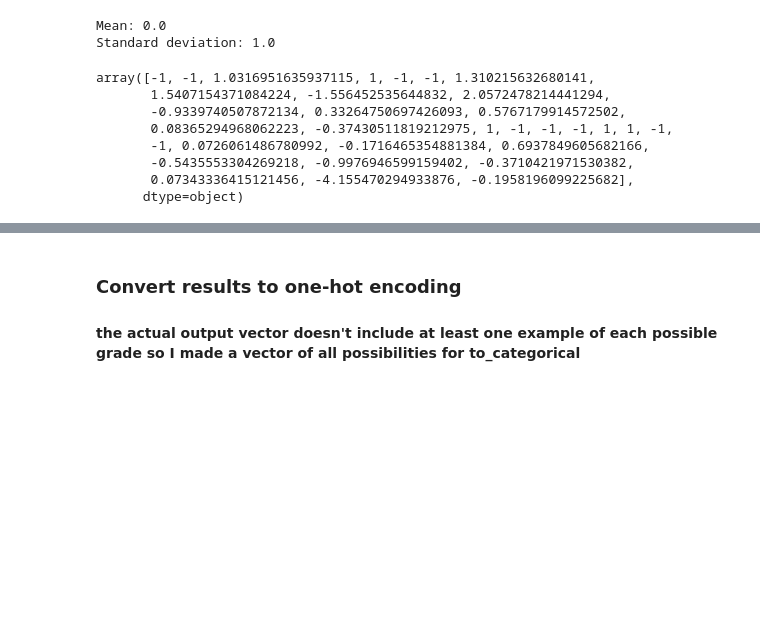
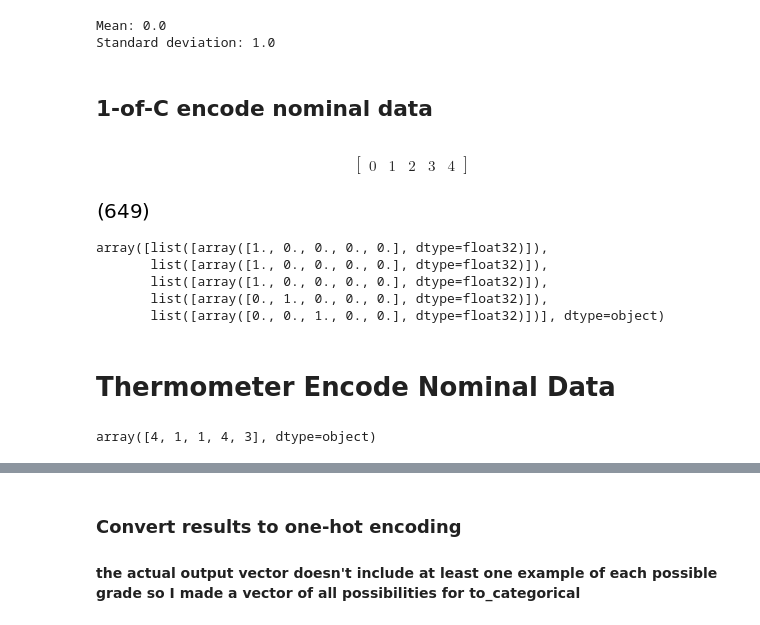
Before and after one commit to CSCI4850/S19-team3-project, a Jupyter notebook: LSTM.ipynb, the cells around one changed output, grey strips where cells are left out. Drawn from its saved outputs; the diff is of its cells as text; code cells hidden in the pictures; blank space fills up the shorter version.

Commit message:
One-of-C encoded nominal data, Thermometer encoded ordinal data. Added PCA plot.

```diff
--- a/LSTM.ipynb
+++ b/LSTM.ipynb
@@ -172,7 +170,7 @@ scaler = preprocessing.StandardScaler()
 # %% [markdown]
 ### I don't think this warning is THAT concerning
 # %%
-temp = student_data[:,[2,6,7,8,9,10,11,12,13,14,23,24,25,26,27,28,29,30,31]]
+temp = student_data[:,[2,14,29,30,31]]
 Standardized = scaler.fit_transform(temp)
 # %% [markdown]
 ### Not sure about the -0.0 for the mean...
@@ -183,4 +181,4 @@ print('Standard deviation:', Standardized.std())
 Mean: 0.0
 Standard deviation: 1.0
 # %%
-student_data[:,[2,6,7,8,9,10,11,12,13,14,23,24,25,26,27,28,29,30,31]] = Standardized
+student_data[:,[2,14,29,30,31]] = Standardized
@@ -189,11 +184,0 @@ x = student_data[:,0:32]
-# %%
-x[0,0:]
-# %% [output]
-array([-1, -1, 1.0316951635937115, 1, -1, -1, 1.310215632680141,
-       1.5407154371084224, -1.556452535644832, 2.0572478214441294,
-       -0.9339740507872134, 0.33264750697426093, 0.5767179914572502,
-       0.08365294968062223, -0.37430511819212975, 1, -1, -1, -1, 1, 1, -1,
-       -1, 0.0726061486780992, -0.1716465354881384, 0.6937849605682166,
-       -0.5435553304269218, -0.9976946599159402, -0.3710421971530382,
-       0.07343336415121456, -4.155470294933876, -0.1958196099225682],
-      dtype=object)
@@ -201,0 +185,28 @@ results = student_data[:,32] # output vector
+# %% [markdown]
+## 1-of-C encode nominal data
+# %%
+# Mother's job
+## Teacher, Health Care, Civil Services, At Home, Other
+
+# index of current feature
+index = 8
+
+# unique values this feature can inhibit
+uniqueVals = Matrix(np.unique(student_data[:,index])).T
+display(uniqueVals)
+
+# convert numerical data into categories
+shape = uniqueVals.shape[1]
+categoricalArr = keras.utils.to_categorical(student_data[:,index], shape)
+for i in range (649):
+    student_data[i,index] = [categoricalArr[i,:]]
+display(student_data[:,index].shape)
+display(student_data[:5,index])
+# %% [output]
+$$\left[\begin{matrix}0 & 1 & 2 & 3 & 4\end{matrix}\right]$$
+[figure, added]
+array([list([array([1., 0., 0., 0., 0.], dtype=float32)]),
+       list([array([1., 0., 0., 0., 0.], dtype=float32)]),
+       list([array([1., 0., 0., 0., 0.], dtype=float32)]),
+       list([array([0., 1., 0., 0., 0.], dtype=float32)]),
+       list([array([0., 0., 1., 0., 0.], dtype=float32)])], dtype=object)
@@ -201,0 +240,9 @@ results = student_data[:,32] # output vector
+# %% [markdown]
+# Thermometer Encode Nominal Data
+# %%
+# Mother's Education
+## None, Primary (4th grade), 5th to 9th grade, Secondary, Higher
+index = 6
+display(student_data[0:5,index])
+# %% [output]
+array([4, 1, 1, 4, 3], dtype=object)
```
Also changed, not shown: parts of 21 cells of this notebook.
